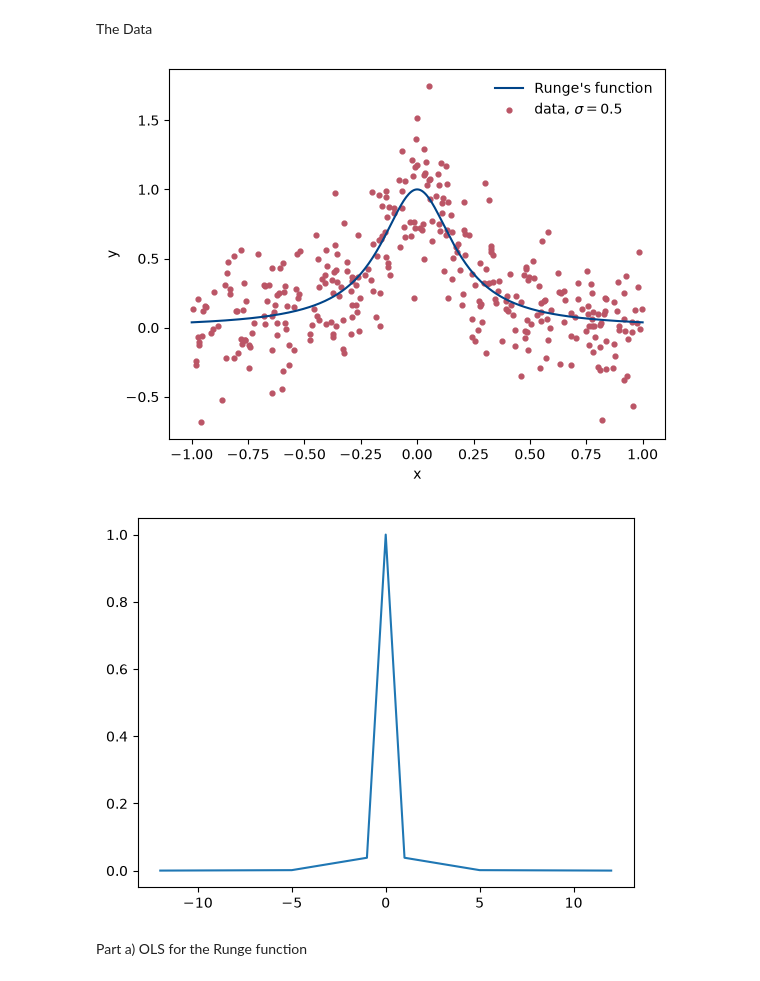
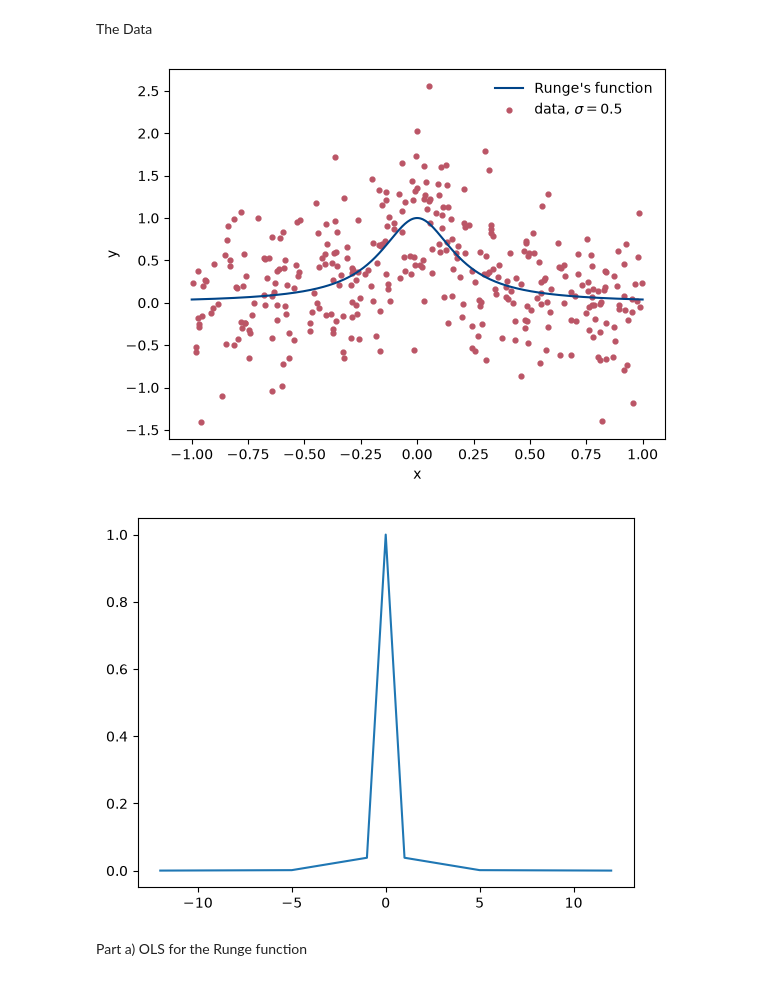
Before and after one commit to Timholmen96/MachineLearningUiO, a Jupyter notebook: doc/Projects/2026/Project1/Project1_Sol.ipynb, the cells around one changed output. Drawn from its saved outputs; the diff is of its cells as text; code cells hidden in the pictures.

```diff
--- a/doc/Projects/2026/Project1/Project1_Sol.ipynb
+++ b/doc/Projects/2026/Project1/Project1_Sol.ipynb
@@ -3,32 +3,32 @@ The Data
 # %%
 import numpy as np
 import matplotlib.pyplot as plt
 
 def runge(x):
     return 1.0 / (1.0 + 25.0 * x**2)
 
 def design_matrix(x, degree, intercept=True):
     # polynomial features [1, x, x^2, ..., x^degree] (drop the 1 if intercept=False)
     start = 0 if intercept else 1
     return np.vstack([x**p for p in range(start, degree + 1)]).T
 
 rng = np.random.default_rng(2026)
 n = 350
 sigma = 0.5                                  # noise level: explore it!
 x = np.sort(rng.uniform(-1, 1, n))
-y = runge(x) + sigma*rng.normal(0, sigma, n)
+y = runge(x) + rng.normal(0, sigma, n)
 
 xx = np.linspace(-1, 1, n)
 plt.plot(xx, runge(xx), color="#004488", label="Runge's function")
 plt.scatter(x, y, s=12, color="#BB5566", label=rf"data, $\sigma={sigma}$")
 plt.xlabel("x"); plt.ylabel("y"); plt.legend(frameon=False)
 plt.show()
 
 x2 = np.array([-12,-5,-1, 0, 1, 5, 12])
 plt.plot(x2, runge(x2))
 plt.show()
 # %% [output]
-[figure, old version]
+[figure, new version]
 [figure]
 # %% [markdown]
 Part a) OLS for the Runge function
```
Also changed, not shown: parts of 10 cells of this notebook, 2 other files.
